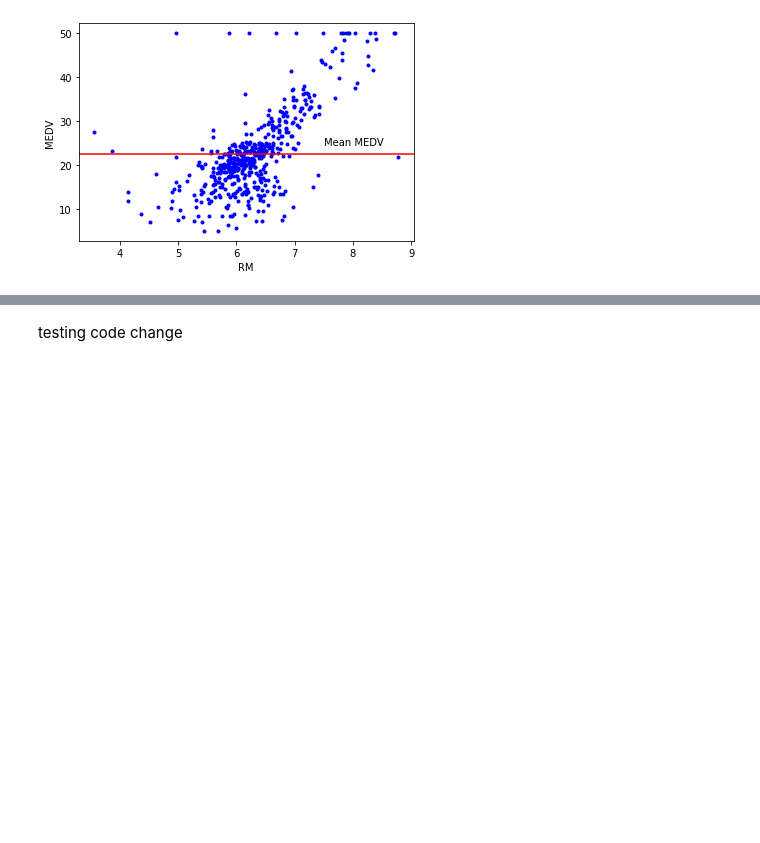
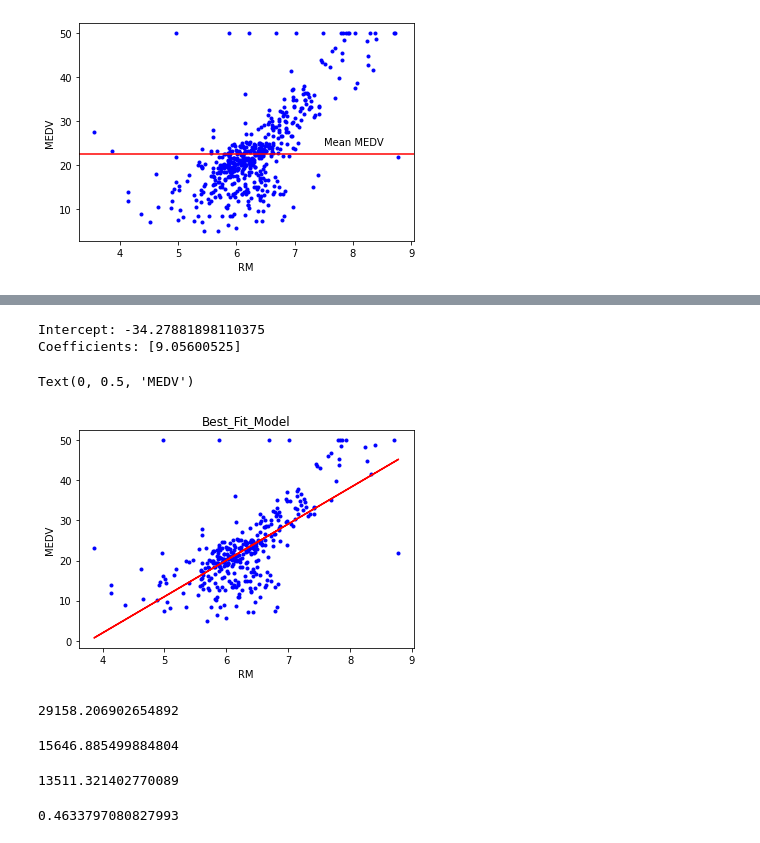
Before and after one commit to ankitkarmakar95/learnings, a Jupyter notebook: simpleregressionexcs.ipynb, the cells around one changed output, grey strips where cells are left out. Saved outputs shown, nothing was run; the diff lists cells and outputs as text; code cells hidden in the pictures; blank space fills up the shorter version.

```diff
--- a/simpleregressionexcs.ipynb
+++ b/simpleregressionexcs.ipynb
@@ -57,9 +57,23 @@ Text(0.5, 1.0, 'Testing Data')
 # %%
-x=test['RM']
-y=test['MEDV']
+X=train[['RM']]
+y=train['MEDV']
 model = LinearRegression()
-model.fit(x, y)
-print("Intercept:", model.intercept_)
-print("Coefficients:",model.coef_)
+model.fit(X, y)
+i=model.intercept_
+c=model.coef_
+print("Intercept:", i)
+print("Coefficients:",c)
+# %% [output]
+Intercept: -34.27881898110375
+Coefficients: [9.05600525]
-# %% [markdown]
-testing code change
+# %%
+fig,ax=plt.subplots()
+ax.scatter(train['RM'],train['MEDV'],color='blue', marker='.')
+best_fit_model=i+(c*train.RM)
+ax.plot(train.RM,best_fit_model,c='r')
+ax.set_title("Best_Fit_Model")
+plt.xlabel('RM')
+plt.ylabel("MEDV")
+# %% [output]
+Text(0, 0.5, 'MEDV')
+[figure, added]
@@ -65,0 +87,20 @@ testing code change
+# %%
+SST_train = sum((train.MEDV.mean() - train.MEDV)**2)
+SST_train
+# %% [output]
+29158.206902654892
+# %%
+SSE_train = sum(best_fit_model_obs_train.Error**2)
+SSE_train
+# %% [output]
+15646.885499884804
+# %%
+SSR_train = SST_train - SSE_train
+SSR_train
+# %% [output]
+13511.321402770089
+# %%
+Rsq_train = SSR_train/SST_train
+Rsq_train
+# %% [output]
+0.4633797080827993
```
Also changed, not shown: parts of 11 cells of this notebook.
